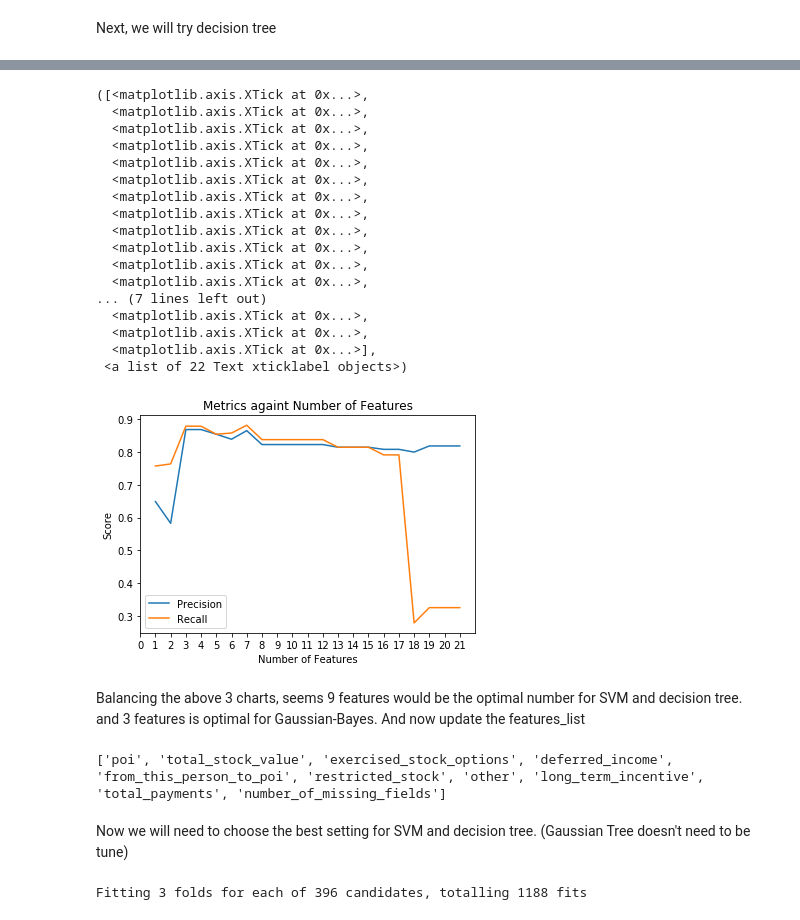
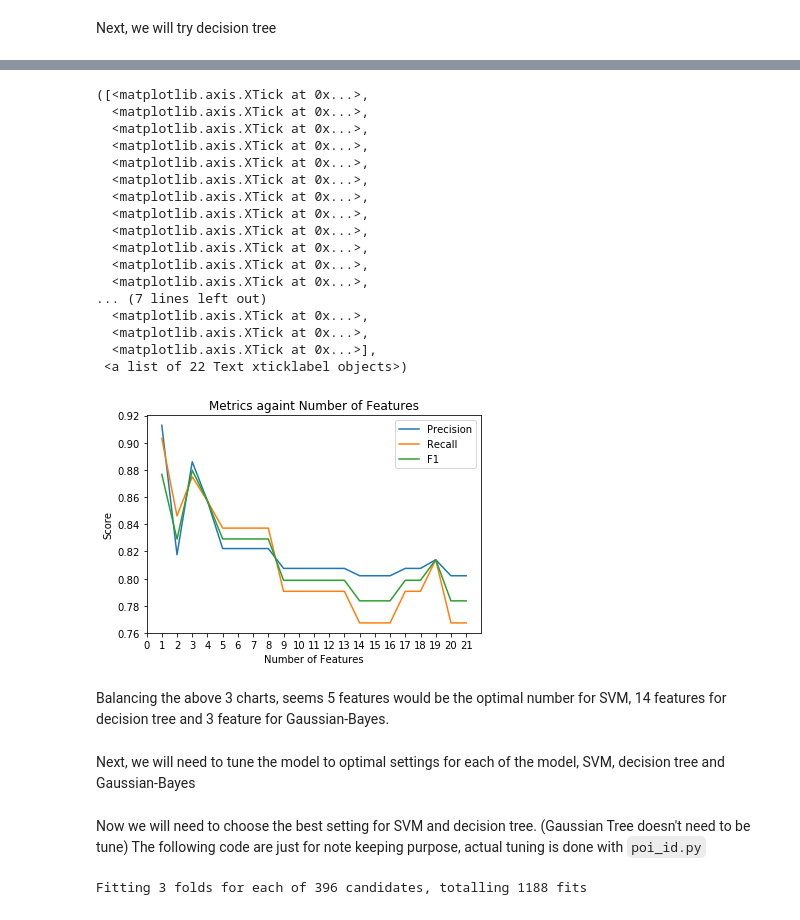
Before and after one commit to darrenchiu/udacity-data-analyst-nanodegree, a Jupyter notebook: P5-Identify_Fraud_from_Enron_Email/final_project/Enron_Data_Exploration.ipynb, the cells around one changed output, grey strips where cells are left out. Drawn from its saved outputs; the diff is of its cells as text; code cells hidden in the pictures.

```diff
--- a/P5-Identify_Fraud_from_Enron_Email/final_project/Enron_Data_Exploration.ipynb
+++ b/P5-Identify_Fraud_from_Enron_Email/final_project/Enron_Data_Exploration.ipynb
@@ -381,30 +331,31 @@ sorted_features = [
 We will use svm for test first, to see what are the variation on the performance.
 # %%
 from sklearn.svm import SVC
-from sklearn.metrics import precision_score, recall_score
+from sklearn.metrics import precision_score, recall_score, f1_score
 from sklearn.cross_validation import train_test_split
 from matplotlib.pyplot import xticks
 
 precision_scores = []
-accuracy_scores = []
 recall_scores = []
+f1_scores = []
 
 for i in range(21):
     features_list = ['poi'] + sorted_features[0: i+1]
     data = featureFormat(my_dataset, features_list, sort_keys=False)
     labels, features = targetFeatureSplit(data)
     features_train, features_test, labels_train, labels_test = \
-        train_test_split(features, labels, test_size=0.3, random_state=42)
+        train_test_split(features, labels, test_size=0.3, random_state=42, stratify=labels)
 
     svm_clf = SVC()
     svm_clf.fit(features_train, labels_train)
-    accuracy_scores.append(svm_clf.score(features_test, labels_test))
     precision_scores.append(precision_score(labels_test, svm_clf.predict(features_test), average='weighted'))
     recall_scores.append(recall_score(labels_test, svm_clf.predict(features_test), average='weighted'))
+    f1_scores.append(f1_score(labels_test, svm_clf.predict(features_test), average='weighted'))
 
 plt.figure(1)
 plt.plot(range(1, 22, 1), precision_scores, label='Precision')
 plt.plot(range(1, 22, 1), recall_scores, label='Recall')
+plt.plot(range(1, 22, 1), f1_scores, label='F1')
 plt.title('Metrics againt Number of Features')
 plt.ylabel('Score')
 plt.xlabel('Number of Features')
@@ -435,25 +386,26 @@ Next, we will try decision tree
 from sklearn import tree
 
 precision_scores = []
-accuracy_scores = []
 recall_scores = []
+f1_scores = []
 
 for i in range(21):
     features_list = ['poi'] + sorted_features[0: i+1]
     data = featureFormat(my_dataset, features_list, sort_keys=False)
     labels, features = targetFeatureSplit(data)
     features_train, features_test, labels_train, labels_test = \
-        train_test_split(features, labels, test_size=0.3, random_state=42)
+        train_test_split(features, labels, test_size=0.3, random_state=42, stratify=labels)
 
     tree_clf = tree.DecisionTreeClassifier()
     tree_clf.fit(features_train, labels_train)
-    accuracy_scores.append(tree_clf.score(features_test, labels_test))
     precision_scores.append(precision_score(labels_test, tree_clf.predict(features_test), average='weighted'))
     recall_scores.append(recall_score(labels_test, tree_clf.predict(features_test), average='weighted'))
+    f1_scores.append(f1_score(labels_test, tree_clf.predict(features_test), average='weighted'))
 
 plt.figure(1)
 plt.plot(range(1, 22, 1), precision_scores, label='Precision')
 plt.plot(range(1, 22, 1), recall_scores, label='Recall')
+plt.plot(range(1, 22, 1), f1_scores, label='F1')
 plt.title('Metrics againt Number of Features')
 plt.ylabel('Score')
 plt.xlabel('Number of Features')
@@ -484,58 +436,57 @@ And lastly testing on GaussianNB
 from sklearn.naive_bayes import GaussianNB
 
 precision_scores = []
-accuracy_scores = []
 recall_scores = []
+f1_scores = []
 
 for i in range(21):
     features_list = ['poi'] + sorted_features[0: i+1]
     data = featureFormat(my_dataset, features_list, sort_keys=False)
     labels, features = targetFeatureSplit(data)
     features_train, features_test, labels_train, labels_test = \
-        train_test_split(features, labels, test_size=0.3, random_state=42)
+        train_test_split(features, labels, test_size=0.3, random_state=42, stratify=labels)
 
     gaussian_clf = GaussianNB()
     gaussian_clf.fit(features_train, labels_train)
-    accuracy_scores.append(gaussian_clf.score(features_test, labels_test))
     precision_scores.append(precision_score(labels_test, gaussian_clf.predict(features_test), average='weighted'))
     recall_scores.append(recall_score(labels_test, gaussian_clf.predict(features_test), average='weighted'))
+    f1_scores.append(f1_score(labels_test, gaussian_clf.predict(features_test), average='weighted'))
 
 plt.figure(1)
 plt.plot(range(1, 22, 1), precision_scores, label='Precision')
 plt.plot(range(1, 22, 1), recall_scores, label='Recall')
+plt.plot(range(1, 22, 1), f1_scores, label='F1')
 plt.title('Metrics againt Number of Features')
 plt.ylabel('Score')
 plt.xlabel('Number of Features')
 plt.legend()
 plt.xticks(range(22))
 # %% [output]
 ([<matplotlib.axis.XTick at 0x...>,
   <matplotlib.axis.XTick at 0x...>,
   <matplotlib.axis.XTick at 0x...>,
   <matplotlib.axis.XTick at 0x...>,
   <matplotlib.axis.XTick at 0x...>,
   <matplotlib.axis.XTick at 0x...>,
   <matplotlib.axis.XTick at 0x...>,
   <matplotlib.axis.XTick at 0x...>,
   <matplotlib.axis.XTick at 0x...>,
   <matplotlib.axis.XTick at 0x...>,
   <matplotlib.axis.XTick at 0x...>,
   <matplotlib.axis.XTick at 0x...>,
 ... (7 lines left out)
   <matplotlib.axis.XTick at 0x...>,
   <matplotlib.axis.XTick at 0x...>,
   <matplotlib.axis.XTick at 0x...>],
  <a list of 22 Text xticklabel objects>)
-[figure, old version]
+[figure, new version]
 # %% [markdown]
-Balancing the above 3 charts, seems 9 features would be the optimal number for SVM and decision tree. and 3 features is optimal for Gaussian-Bayes. And now update the features_list
+Balancing the above 3 charts, seems 5 features would be the optimal number for SVM, 14 features for decision tree and 3 feature for Gaussian-Bayes.
-# %%
-features_list = ['poi'] + sorted_features[0: 9]
-print features_list
-# %% [output]
-['poi', 'total_stock_value', 'exercised_stock_options', 'deferred_income', 'from_this_person_to_poi', 'restricted_stock', 'other', 'long_term_incentive', 'total_payments', 'number_of_missing_fields']
+# %% [markdown]
+Next, we will need to tune the model to optimal settings for each of the model, SVM, decision tree and Gaussian-Bayes
 # %% [markdown]
 Now we will need to choose the best setting for SVM and decision tree. (Gaussian Tree doesn't need to be tune)
+The following code are just for note keeping purpose, actual tuning is done with `poi_id.py`
 # %%
 from sklearn import model_selection
 
```
Also changed, not shown: parts of 21 cells of this notebook, 6 other files.
